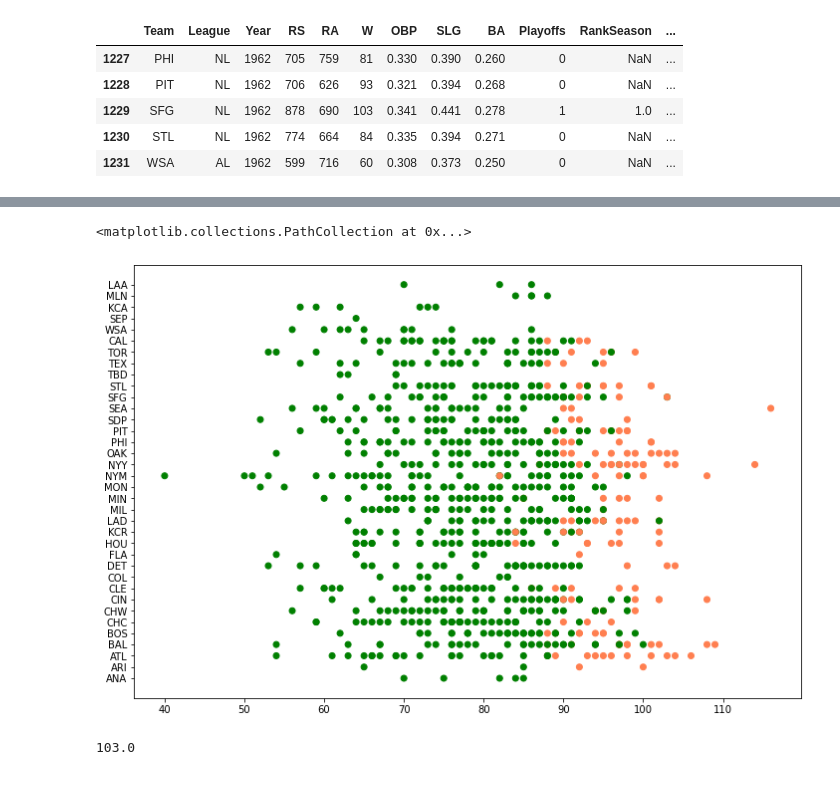
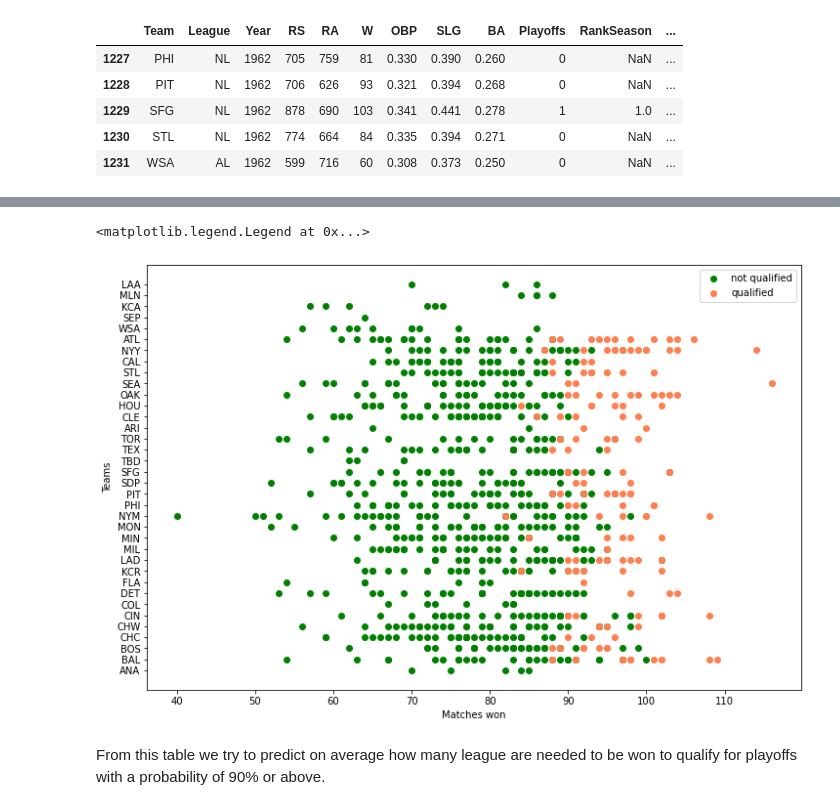
Before and after one commit to hritikb/Moneyball-Uncovering_the_process, a Jupyter notebook: Moneyball- Uncovering the Process.ipynb, the cells around one changed output, grey strips where cells are left out. Saved outputs shown, nothing was run; the diff lists cells and outputs as text; code cells hidden in the pictures.

```diff
--- a/Moneyball- Uncovering the Process.ipynb
+++ b/Moneyball- Uncovering the Process.ipynb
@@ -120,10 +123,0 @@ df.head()
-# %%
-fig = plt.figure(figsize = (12, 8))
-plt.scatter(df['W'], df['Team'], c = df['color'])
-# %% [output]
-<matplotlib.collections.PathCollection at 0x...>
-[figure, removed]
-# %%
-df[df['Playoffs'] == 0].W.quantile(1)
-# %% [output]
-103.0
@@ -129,0 +126,12 @@ df[df['Playoffs'] == 0].W.quantile(1)
+# %%
+fig = plt.figure(figsize = (12, 8))
+plt.scatter(df[df['Playoffs'] == 0]['W'], df[df['Playoffs'] == 0]['Team'], c = 'green', label = 'not qualified')
+plt.scatter(df[df['Playoffs'] == 1]['W'], df[df['Playoffs'] == 1]['Team'], c = 'coral', label = 'qualified')
+plt.xlabel('Matches won')
+plt.ylabel('Teams')
+plt.legend()
+# %% [output]
+<matplotlib.legend.Legend at 0x...>
+[figure, added]
+# %% [markdown]
+From this table we try to predict on average how many league are needed to be won to qualify for playoffs with a probability of 90% or above.
```
Also changed, not shown: parts of 33 cells of this notebook.
